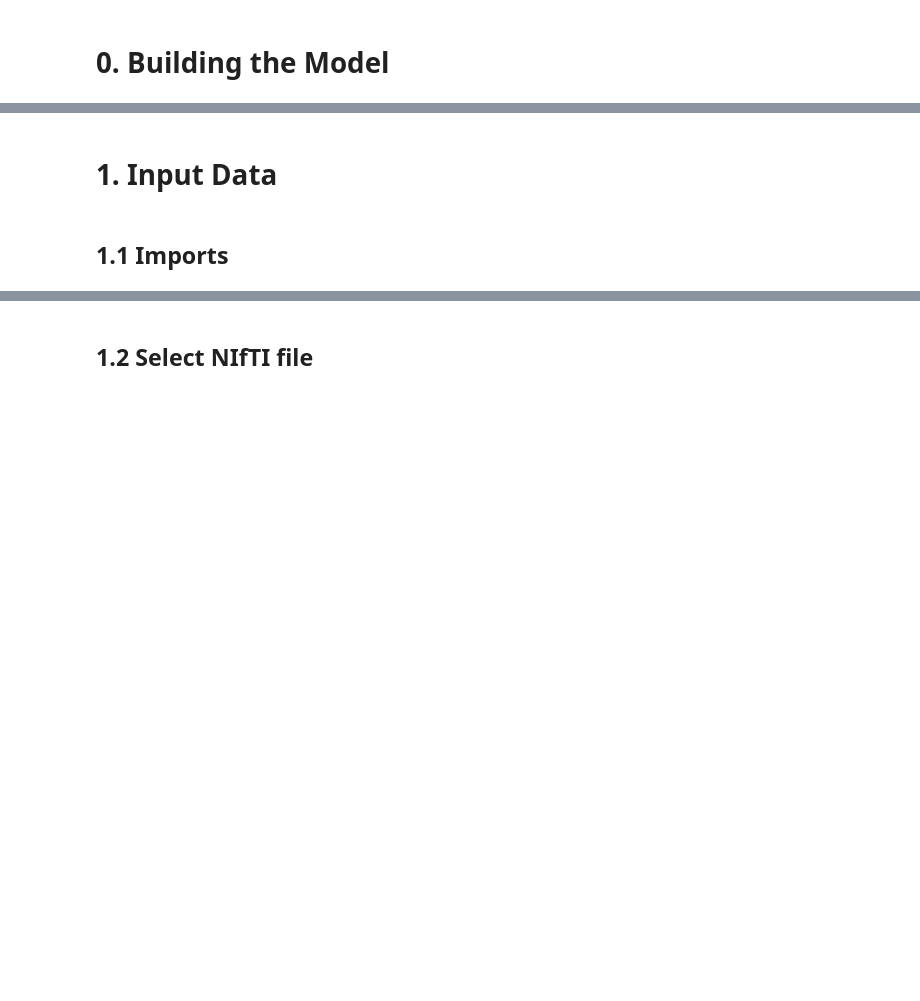
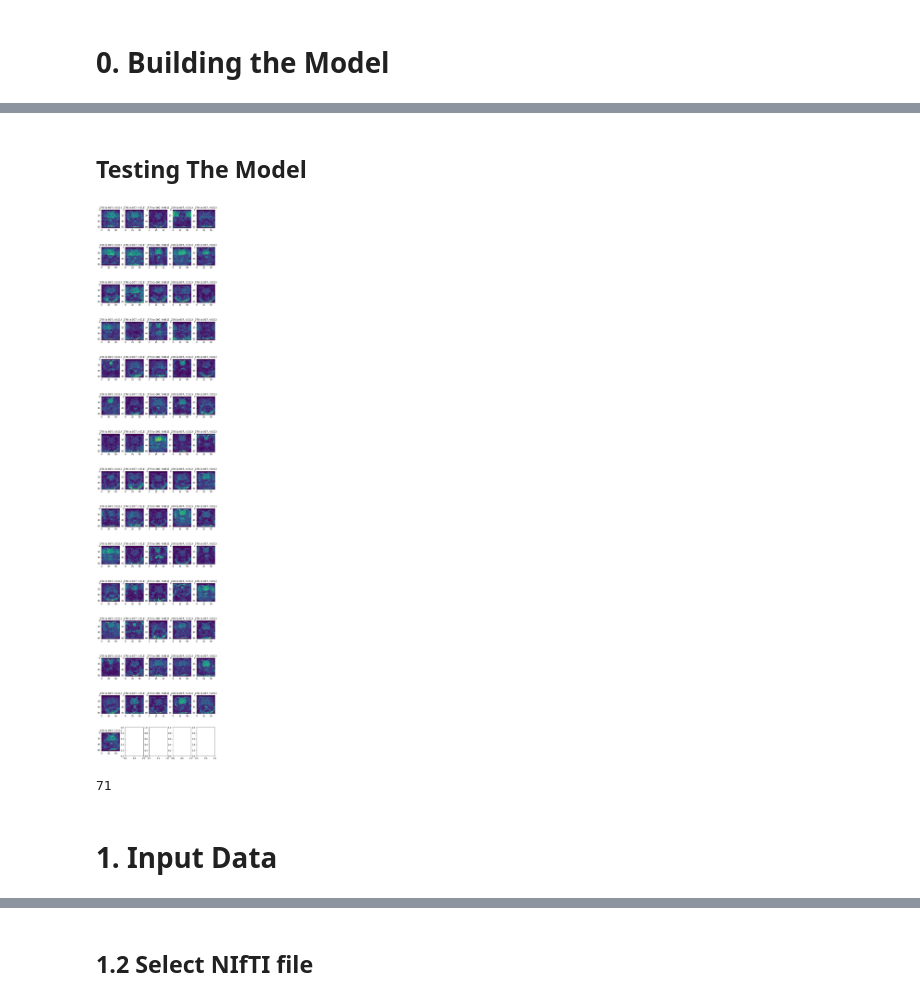
Before and after one commit to alexlaurence/CLARA, a Jupyter notebook: CLARA.ipynb, the cells around one changed output, grey strips where cells are left out. Cells and saved outputs as stored; diff of their text form; code cells hidden in the pictures; blank space fills up the shorter version.

```diff
--- a/CLARA.ipynb
+++ b/CLARA.ipynb
@@ -298,0 +434,2 @@ def train(num_iteration):
+# %% [markdown]
+## Testing The Model
@@ -299,4 +497,26 @@ def train(num_iteration):
+# %%
+for filename in os.listdir('/content/testing_data/Bad/'):
+  RatName = filename[:-4]
+  RatInfo = filename[:-14] + " (" + "z:" + filename[10:-4] + ", t:" + filename[5:-9] + ")"
+
+
+images = []
+for f in glob.iglob("/content/testing_data/Bad/*"):
+    images.append(np.asarray(Image.open(f)))
+
+images = np.array(images)
+fig, axs = plt.subplots(15, 5, figsize=(10, 50))
+fig.subplots_adjust(hspace = .3, wspace=.3)
+axs = axs.ravel()
+
+for i in range(len(images)):
+  axs[i].imshow(images[i])
+  axs[i].set_title(RatInfo)
+# %% [output]
+[figure, added]
+# %%
+print(len(os.listdir('/content/testing_data/Bad/')))
+# %% [output]
+71
 # %% [markdown]
 # 1. Input Data
-# %% [markdown]
-## 1.1 Imports
```
Also changed, not shown: parts of 83 cells of this notebook.
